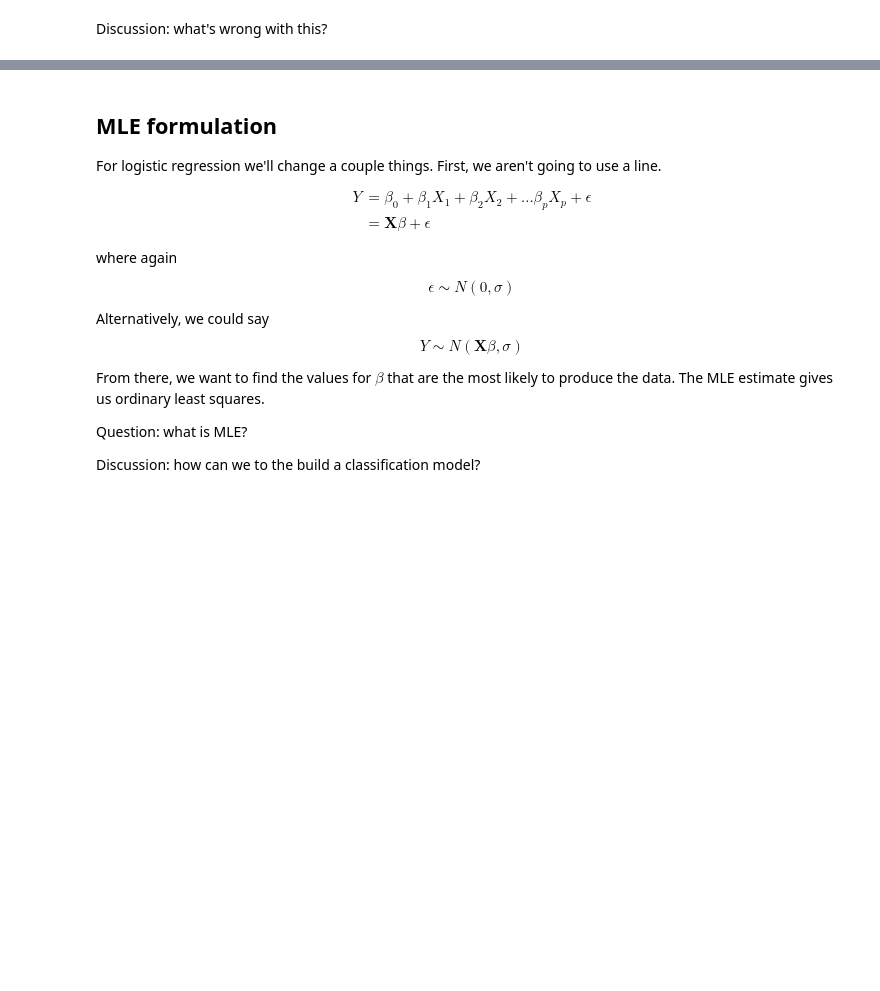
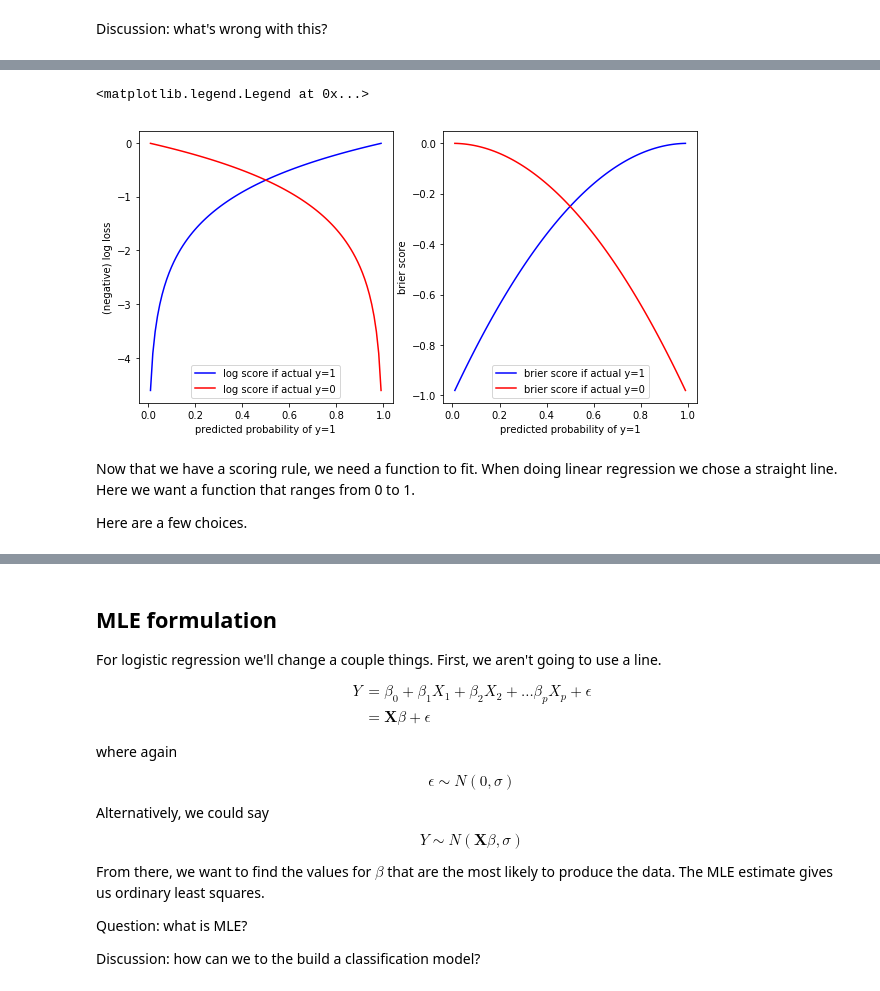
Before and after one commit to wmarshall484/DSI_LECTURES_2, a Jupyter notebook: logistic-regression/jack_bennetto/Logistic Regression.ipynb, the cells around one changed output, grey strips where cells are left out. Drawn from its saved outputs; the diff is of its cells as text; code cells hidden in the pictures; blank space fills up the shorter version.

```diff
--- a/logistic-regression/jack_bennetto/Logistic Regression.ipynb
+++ b/logistic-regression/jack_bennetto/Logistic Regression.ipynb
@@ -106,0 +104,21 @@ We'll take $y_i = 1$ for the correct value and $
+# %%
+fig, axes = plt.subplots(1, 2, figsize=(10, 5))
+xpts = np.linspace(0.01, .99, 100)
+axes[0].plot(xpts, np.log(xpts), color='b', label="log score if actual y=1")
+axes[0].plot(xpts, np.log(1-xpts), color='r', label="log score if actual y=0")
+axes[0].set_xlabel('predicted probability of y=1')
+axes[0].set_ylabel('(negative) log loss')
+axes[0].legend()
+
+axes[1].plot(xpts, -(1-xpts)**2, color='b', label="brier score if actual y=1")
+axes[1].plot(xpts, -(xpts)**2, color='r', label="brier score if actual y=0")
+axes[1].set_xlabel('predicted probability of y=1')
+axes[1].set_ylabel('brier score')
+axes[1].legend()
+# %% [output]
+<matplotlib.legend.Legend at 0x...>
+[figure, added]
+# %% [markdown]
+Now that we have a scoring rule, we need a function to fit. When doing linear regression we chose a straight line. Here we want a function that ranges from 0 to 1.
+
+Here are a few choices.
```
Also changed, not shown: parts of 20 cells of this notebook.
